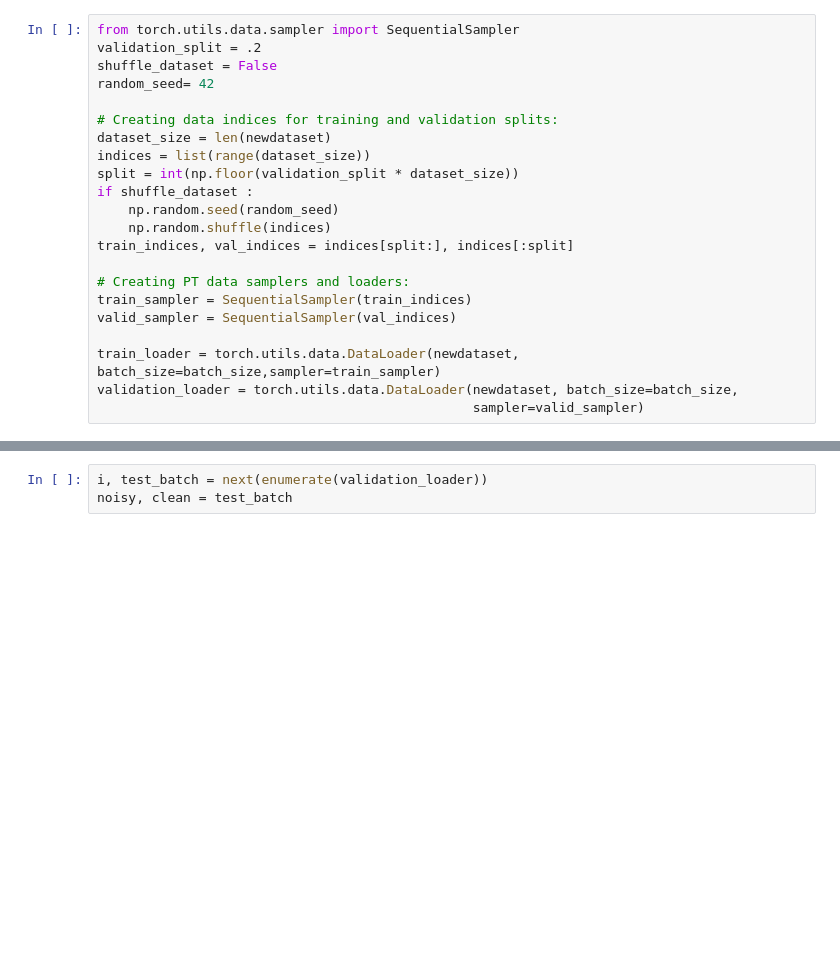
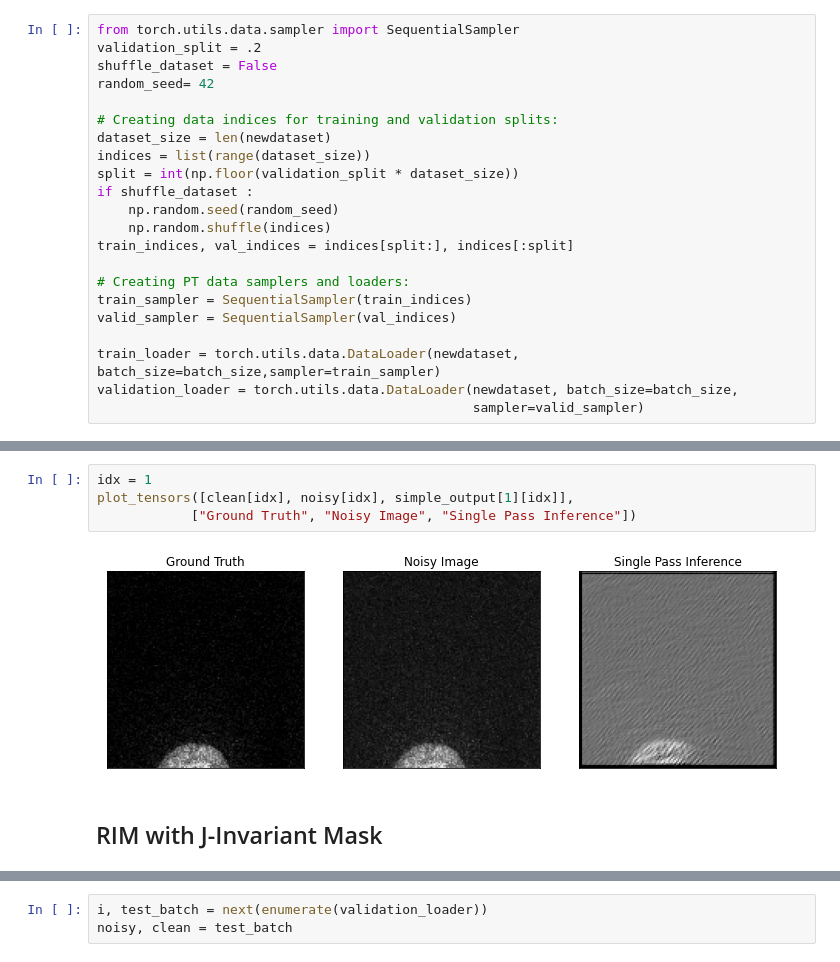
Before and after one commit to EmaadKhwaja/Deep-Learning-Denoising, a Jupyter notebook: Deep-Notebook.ipynb, the cells around one changed output, grey strips where cells are left out. Cells and saved outputs as stored; diff of their text form; blank space fills up the shorter version.

```diff
--- a/Deep-Notebook.ipynb
+++ b/Deep-Notebook.ipynb
@@ -110,3 +191,11 @@ validation_loader = torch.utils.data.DataLoader(newdataset, batch_size=batch_siz
+# %%
+idx = 1
+plot_tensors([clean[idx], noisy[idx], simple_output[1][idx]],
+            ["Ground Truth", "Noisy Image", "Single Pass Inference"])
+# %% [output]
+[figure, added]
+# %% [markdown]
+## RIM with J-Invariant Mask
 # %%
 from mask_RIM import Masker
 masker = Masker(width = 4, mode='interpolate')
```
Also changed, not shown: parts of 12 cells of this notebook, 1 other file.
